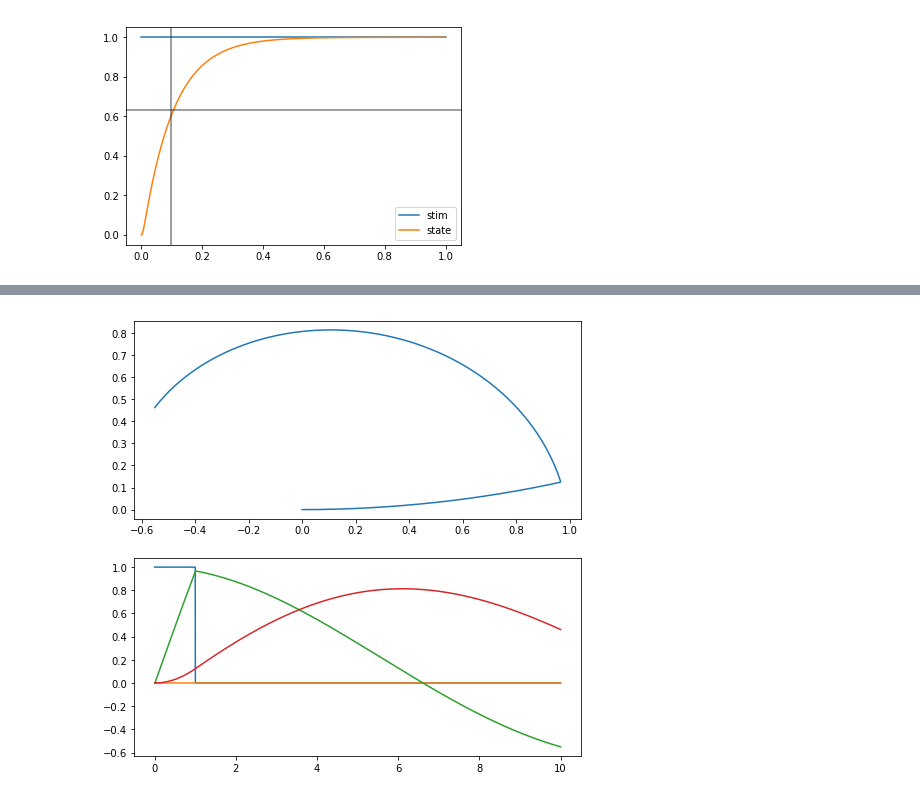
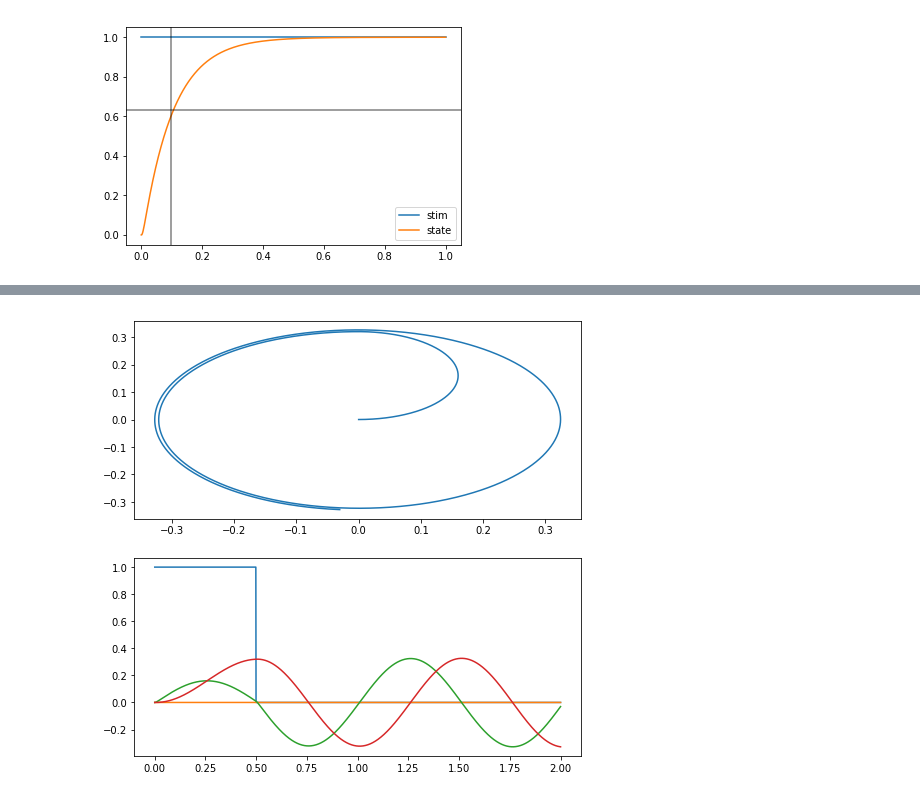
Before and after one commit to samfok/kalman, a Jupyter notebook: test_lds.ipynb, the cells around one changed output, grey strips where cells are left out. Saved outputs shown, nothing was run; the diff lists cells and outputs as text; code cells hidden in the pictures.

```diff
--- a/test_lds.ipynb
+++ b/test_lds.ipynb
@@ -144,8 +144,8 @@ Building finished in 0:00:01.
 Simulating finished in 0:00:01.
 [figure]
 # %%
-def test_stim(t):
-    if t < 1:
+def test_stim(t, stop_time):
+    if t < stop_time:
         return [1, 0]
     else:
         return [0, 0]
@@ -155,17 +155,18 @@ def test_ldsnet_2d():
 
     tau xdot = -x + u
     """
-    SIM_TIME = 10.
-    THETA = np.pi/12
+    SIM_TIME = 2.
+    STIM_TIME = 0.5
+    THETA = np.pi/2
     TAU = 0.1
-    A = np.array([[np.cos(THETA), -np.sin(THETA)],
-                  [np.sin(THETA), np.cos(THETA)]]) - np.eye(2)
+    A = 2*np.pi*np.array([[np.cos(THETA), -np.sin(THETA)],
+                  [np.sin(THETA), np.cos(THETA)]])
     B = np.eye(2)
     C = np.eye(2)
 
     model = nengo.Network()
     with model:
-        stim = nengo.Node(test_stim)
+        stim = nengo.Node(lambda t: test_stim(t, STIM_TIME))
         lds_net = LDSNet(A, B, C)
 
         nengo.Connection(stim, lds_net.input)
@@ -188 +189 @@ Simulating finished in 0:00:04.
-[figure, old version]
+[figure, new version]
```
Also changed, not shown: parts of 1 cell of this notebook.
